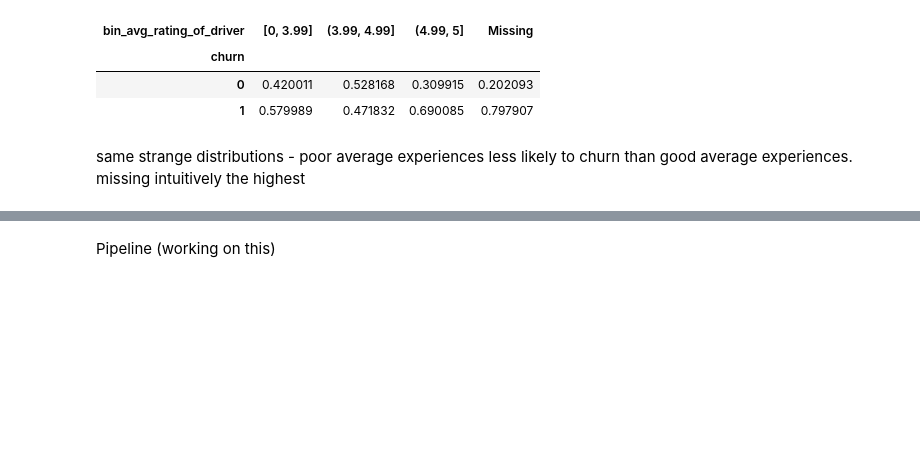
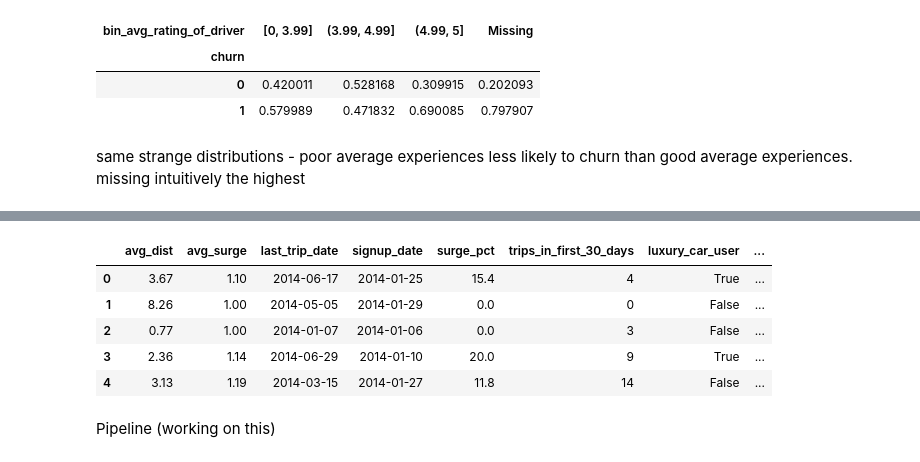
Before and after one commit to MarkDCorey/churn_risk_classification, a Jupyter notebook: churn_risk_classifier.ipynb, the cells around one changed output, grey strips where cells are left out. Cells and saved outputs as stored; diff of their text form; code cells hidden in the pictures; blank space fills up the shorter version.

```diff
--- a/churn_risk_classifier.ipynb
+++ b/churn_risk_classifier.ipynb
@@ -443,0 +465,23 @@ same strange distributions - poor average experiences less likely to churn than
+# %%
+data_phone = pd.get_dummies(data.phone)
+
+data_bin_avg_rating_by = map(lambda x: 'bin_by_driver_' + str(x), data.bin_avg_rating_by_driver)
+data_bin_avg_rating_by_driver = pd.get_dummies(data.bin_avg_rating_by_driver)
+
+data_bin_avg_rating_of = map(lambda x: 'bin_of_driver_' + str(x), data.bin_avg_rating_of_driver)
+data_bin_avg_rating_of_driver = pd.get_dummies(data.bin_avg_rating_of_driver)
+
+
+data_city = pd.get_dummies(data.city)
+# %%
+data = pd.concat([data, data_phone, data_bin_avg_rating_by_driver,data_bin_avg_rating_of_driver,data_city ], axis = 1)
+data = data.drop(['phone','bin_avg_rating_by_driver','bin_avg_rating_of_driver','city'], 1)
+# %%
+data.head()
+# %% [output]
+|  | avg_dist | avg_surge | last_trip_date | signup_date | surge_pct | trips_in_first_30_days | luxury_car_user | ... |
+| 0 | 3.67 | 1.10 | 2014-06-17 | 2014-01-25 | 15.4 | 4 | True | ... |
+| 1 | 8.26 | 1.00 | 2014-05-05 | 2014-01-29 | 0.0 | 0 | False | ... |
+| 2 | 0.77 | 1.00 | 2014-01-07 | 2014-01-06 | 0.0 | 3 | False | ... |
+| 3 | 2.36 | 1.14 | 2014-06-29 | 2014-01-10 | 20.0 | 9 | True | ... |
+| 4 | 3.13 | 1.19 | 2014-03-15 | 2014-01-27 | 11.8 | 14 | False | ... |
```
Also changed, not shown: parts of 2 cells of this notebook.
